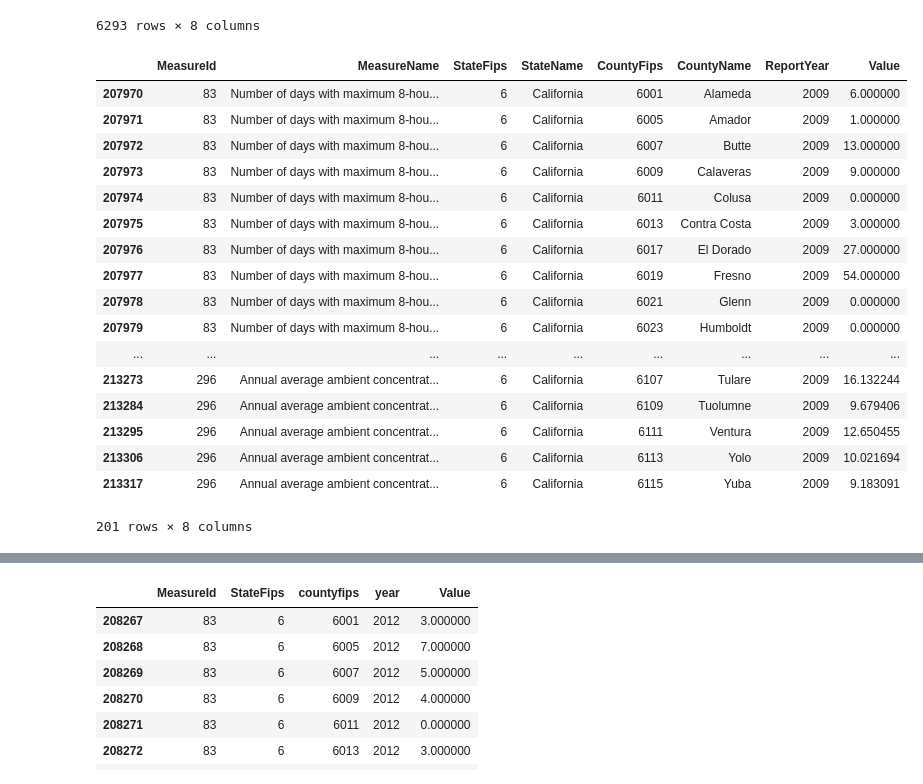
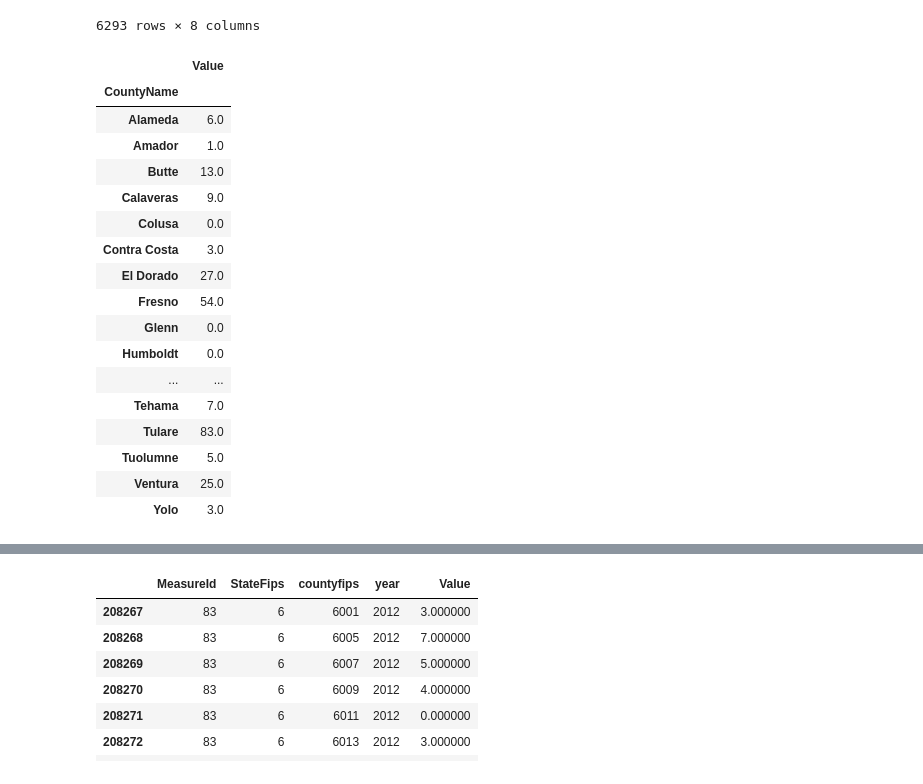
Before and after one commit to VanessaKnox/MVP-Solutions, a Jupyter notebook: masterprojectwork (asthma and ozone) .ipynb, the cells around one changed output, grey strips where cells are left out. Drawn from its saved outputs; the diff is of its cells as text; code cells hidden in the pictures.

```diff
--- a/masterprojectwork (asthma and ozone) .ipynb
+++ b/masterprojectwork (asthma and ozone) .ipynb
@@ -231,45 +235,47 @@ cdc_df_abbreviated.sort_values("ReportYear", ascending=False)
 # %%
 #california for only 2009,2012
 cdc_df_abbreviated = new_cdc_df[(new_cdc_df["StateName"] == 'California')]
 cdc_df_abbreviated.sort_values("ReportYear", ascending=False)
 
 cdc_df_abbreviated_2012 = cdc_df_abbreviated[(cdc_df_abbreviated["ReportYear"] == 2012)]
 cdc_df_abbreviated_2012.sort_values("MeasureId", ascending=True)
 
 cdc_df_abbreviated_2009 = cdc_df_abbreviated[(cdc_df_abbreviated["ReportYear"] == 2009)]
 cdc_df_abbreviated_2009.sort_values("MeasureId", ascending=True)
 
 #california for measure id 83, 87, 292, 296
 
-cdc_df_abbreviated_2012_PM = cdc_df_abbreviated_2012[(cdc_df_abbreviated_2012["MeasureId"] == 83) |
-                                                     (cdc_df_abbreviated_2012["MeasureId"] == 87) |
-                                                     (cdc_df_abbreviated_2012["MeasureId"] == 292) |
-                                                     (cdc_df_abbreviated_2012["MeasureId"] == 296)
-                                                    ]
+cdc_df_abbreviated_2012_PM = cdc_df_abbreviated_2012[(cdc_df_abbreviated_2012["MeasureId"] == 87)]
 
-cdc_df_abbreviated_2009_PM = cdc_df_abbreviated_2009[(cdc_df_abbreviated_2009["MeasureId"] == 83) |
-                                                     (cdc_df_abbreviated_2009["MeasureId"] == 87) |
-                                                     (cdc_df_abbreviated_2009["MeasureId"] == 292) |
-                                                     (cdc_df_abbreviated_2009["MeasureId"] == 296)
-                                                    ]
+cdc_df_abbreviated_2009_PM = cdc_df_abbreviated_2009[(cdc_df_abbreviated_2009["MeasureId"] == 87)]
 
-cdc_df_abbreviated_2009_PM
+cdc_df_abbreviated_2012_OZ = cdc_df_abbreviated_2012[(cdc_df_abbreviated_2012["MeasureId"] == 83)]
+
+cdc_df_abbreviated_2009_OZ = cdc_df_abbreviated_2009[(cdc_df_abbreviated_2009["MeasureId"] == 83)]
+
+cdc_df_abbreviated_2009_OZ
+
+condensed_OZ_2009 = pd.DataFrame(cdc_df_abbreviated_2009_OZ[["CountyName","Value"]])
+condensed_OZ_2009
+
+new_condensed_OZ_2009= condensed_OZ_2009.set_index('CountyName')
+new_condensed_OZ_2009
 # %% [output]
-|  | MeasureId | MeasureName | StateFips | StateName | CountyFips | CountyName | ReportYear | Value |
-| 207970 | 83 | Number of days with maximum 8-hou... | 6 | California | 6001 | Alameda | 2009 | 6.000000 |
-| 207971 | 83 | Number of days with maximum 8-hou... | 6 | California | 6005 | Amador | 2009 | 1.000000 |
-| 207972 | 83 | Number of days with maximum 8-hou... | 6 | California | 6007 | Butte | 2009 | 13.000000 |
-| 207973 | 83 | Number of days with maximum 8-hou... | 6 | California | 6009 | Calaveras | 2009 | 9.000000 |
-| 207974 | 83 | Number of days with maximum 8-hou... | 6 | California | 6011 | Colusa | 2009 | 0.000000 |
-| 207975 | 83 | Number of days with maximum 8-hou... | 6 | California | 6013 | Contra Costa | 2009 | 3.000000 |
-| 207976 | 83 | Number of days with maximum 8-hou... | 6 | California | 6017 | El Dorado | 2009 | 27.000000 |
-| 207977 | 83 | Number of days with maximum 8-hou... | 6 | California | 6019 | Fresno | 2009 | 54.000000 |
-| 207978 | 83 | Number of days with maximum 8-hou... | 6 | California | 6021 | Glenn | 2009 | 0.000000 |
-| 207979 | 83 | Number of days with maximum 8-hou... | 6 | California | 6023 | Humboldt | 2009 | 0.000000 |
-| ... | ... | ... | ... | ... | ... | ... | ... | ... |
-| 213273 | 296 | Annual average ambient concentrat... | 6 | California | 6107 | Tulare | 2009 | 16.132244 |
-| 213284 | 296 | Annual average ambient concentrat... | 6 | California | 6109 | Tuolumne | 2009 | 9.679406 |
-| 213295 | 296 | Annual average ambient concentrat... | 6 | California | 6111 | Ventura | 2009 | 12.650455 |
-| 213306 | 296 | Annual average ambient concentrat... | 6 | California | 6113 | Yolo | 2009 | 10.021694 |
-| 213317 | 296 | Annual average ambient concentrat... | 6 | California | 6115 | Yuba | 2009 | 9.183091 |
+|  | Value |
+| CountyName |  |
+| Alameda | 6.0 |
+| Amador | 1.0 |
+| Butte | 13.0 |
+| Calaveras | 9.0 |
+| Colusa | 0.0 |
+| Contra Costa | 3.0 |
+| El Dorado | 27.0 |
+| Fresno | 54.0 |
+| Glenn | 0.0 |
+| Humboldt | 0.0 |
+| ... | ... |
+| Tehama | 7.0 |
+| Tulare | 83.0 |
+| Tuolumne | 5.0 |
+| Ventura | 25.0 |
+| Yolo | 3.0 |
-201 rows × 8 columns
```
Also changed, not shown: parts of 15 cells of this notebook, 4 other files.
